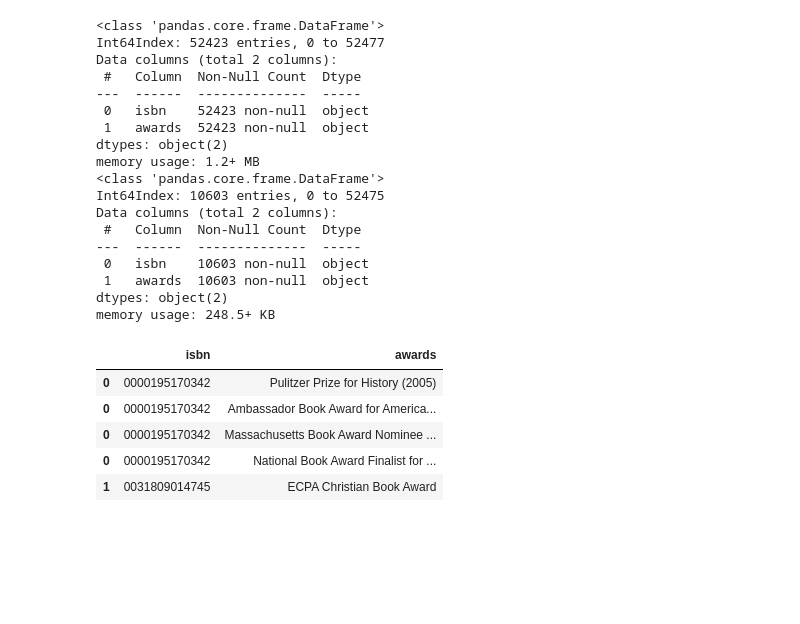
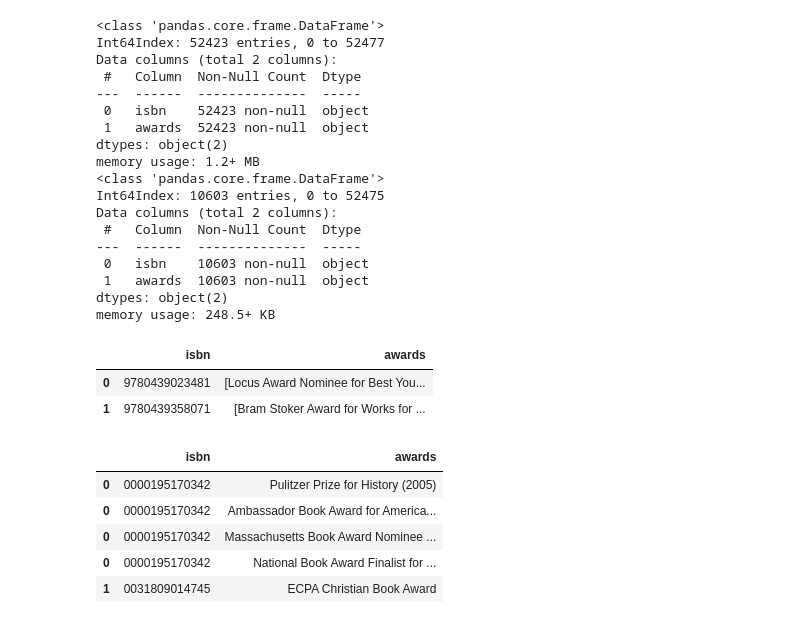
Before and after one commit to Zivilevs/PostgreSQL-DE1.3, a Jupyter notebook: 1_data-preparation-cleaning.ipynb, the cells around one changed output. Saved outputs shown, nothing was run; the diff lists cells and outputs as text; code cells hidden in the pictures; blank space fills up the shorter version.

```diff
--- a/1_data-preparation-cleaning.ipynb
+++ b/1_data-preparation-cleaning.ipynb
@@ -521,9 +637,9 @@ isbn
 Name: awards, Length: 52423, dtype: int64
 # %%
 #award table (isbn, award)
-award = df10[['isbn', 'awards']]
+award = df09[['isbn', 'awards']]
 award.info()
-award = award[award['awards'].str.len() != 0]
+award = award[award['awards'] != '[]']
 award.info()
 # %% [output]
 <class 'pandas.core.frame.DataFrame'>
@@ -544,6 +660,14 @@ Data columns (total 2 columns):
  1   awards  10603 non-null  object
 dtypes: object(2)
 memory usage: 248.5+ KB
+# %%
+# make it a list
+award['awards'] = award['awards'].apply(literal_eval)
+award.head(2)
+# %% [output]
+|  | isbn | awards |
+| 0 | 9780439023481 | [Locus Award Nominee for Best You... |
+| 1 | 9780439358071 | [Bram Stoker Award for Works for ... |
 # %%
 # Function to get the row with maximum length
 def get_longest_row(group):
```
Also changed, not shown: parts of 53 cells of this notebook, 13 other files.
